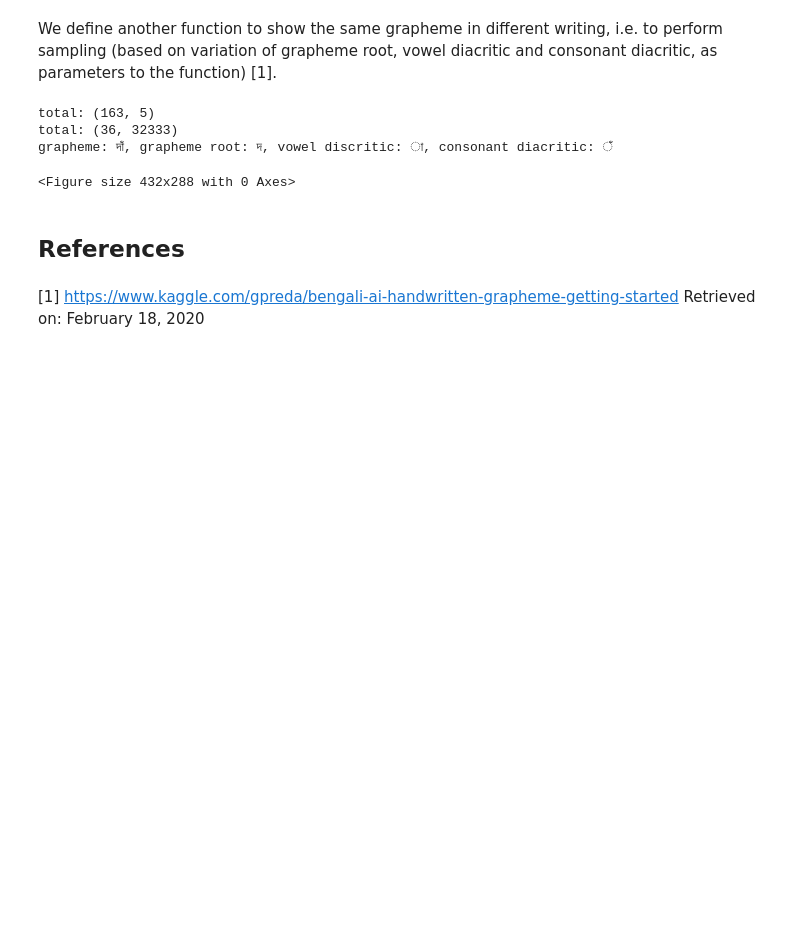
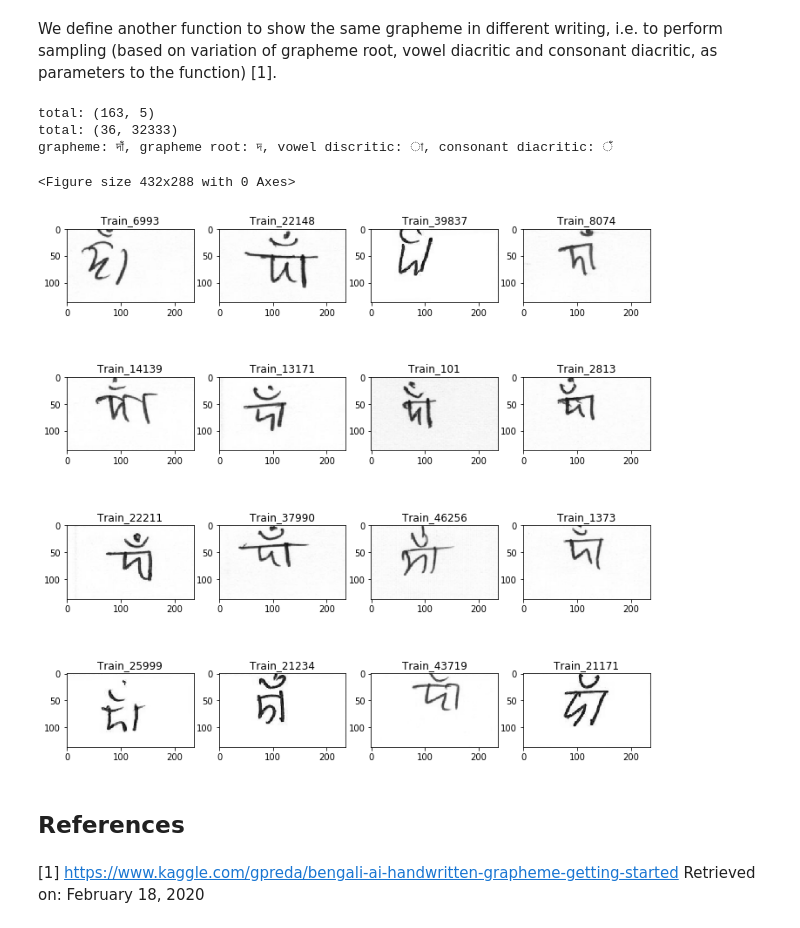
Before and after one commit to mtuit/mlip-team-sannedekleijn, a Jupyter notebook: BengaliAI Challenge/MLiP_group_SannedeKleijn.ipynb, the cells around one changed output. Drawn from its saved outputs; the diff is of its cells as text; code cells hidden in the pictures; blank space fills up the shorter version.

Commit message:
Fix merge df problem lotte

```diff
--- a/BengaliAI Challenge/MLiP_group_SannedeKleijn.ipynb
+++ b/BengaliAI Challenge/MLiP_group_SannedeKleijn.ipynb
@@ -194,7 +193,7 @@ display_image_from_data(train_0_df.sample(25))
 # %% [markdown]
 We define another function to show the same grapheme in different writing, i.e. to perform sampling (based on variation of grapheme root, vowel diacritic and consonant diacritic, as parameters to the function) \[1\].
 # %%
-def display_writting_variety(data_df=train_0_df, grapheme_root=72, vowel_diacritic=0,\
+def display_writing_variety(data_df=train_0_df, grapheme_root=72, vowel_diacritic=0,\
                              consonant_diacritic=0, size=5):
     '''
     This function get a set of grapheme root, vowel diacritic and consonant diacritic
@@ -209,7 +208,7 @@ def display_writting_variety(data_df=train_0_df, grapheme_root=72, vowel_diacrit
                                   (train_df.vowel_diacritic == vowel_diacritic) & \
                                   (train_df.consonant_diacritic == consonant_diacritic)]
     print(f"total: {sample_train_df.shape}")
-    sample_df = data_df.merge(sample_train_df.image_id, how='inner')
+    sample_df = data_df.merge(sample_train_df.image_id.to_frame(), how='inner')
     print(f"total: {sample_df.shape}")
     gr = sample_train_df.iloc[0]['grapheme']
     cm_gr = class_map_df.loc[(class_map_df.component_type=='grapheme_root')& \
@@ -223,12 +222,13 @@ def display_writting_variety(data_df=train_0_df, grapheme_root=72, vowel_diacrit
     sample_df = sample_df.sample(size * size)
     display_image_from_data(sample_df, size=size)
 # %%
-display_writting_variety(train_0_df,72,1,1,4)
+display_writing_variety(train_0_df,72,1,1,4)
 # %% [output]
 total: (163, 5)
 total: (36, 32333)
 grapheme: দাঁ, grapheme root: দ, vowel discritic: া, consonant diacritic: ঁ
 <Figure size 432x288 with 0 Axes>
+[figure, added]
 # %% [markdown]
 ## References
 # %% [markdown]
```
Also changed, not shown: parts of 5 cells of this notebook.
